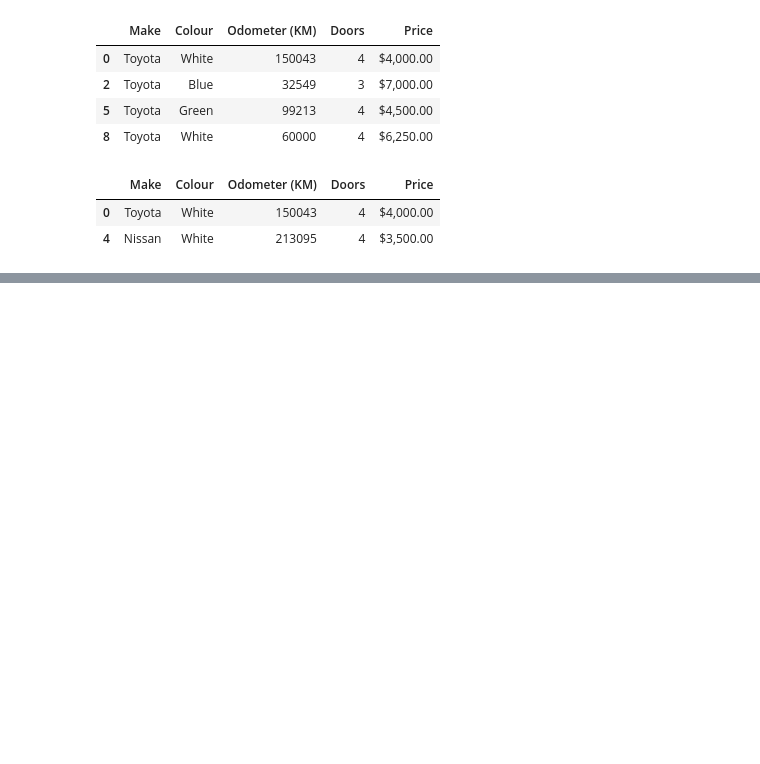
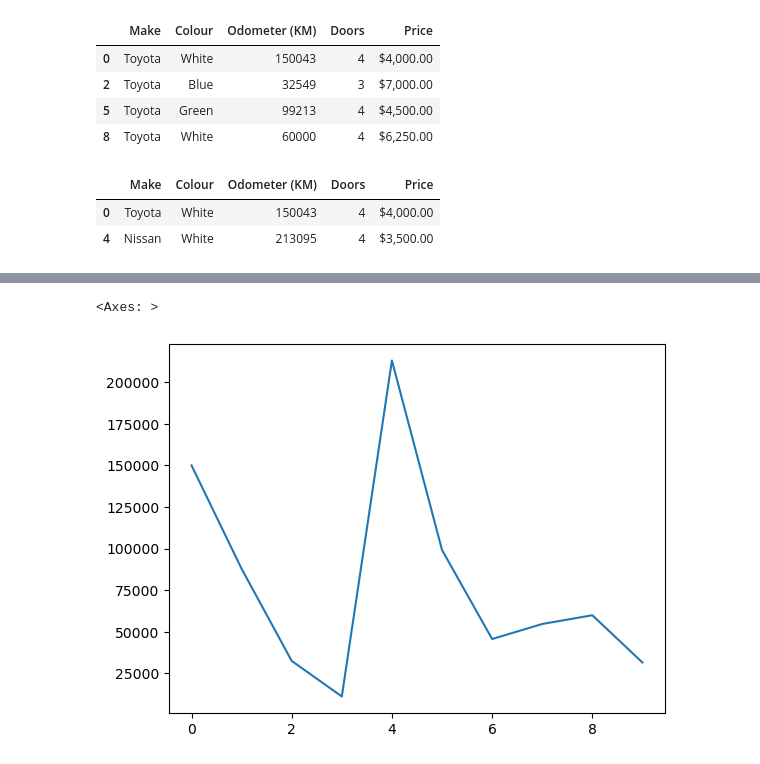
Before and after one commit to sserges/sample_project, a Jupyter notebook: introduction-to-pandas.ipynb, the cells around one changed output, grey strips where cells are left out. Cells and saved outputs as stored; diff of their text form; code cells hidden in the pictures; blank space fills up the shorter version.

```diff
--- a/introduction-to-pandas.ipynb
+++ b/introduction-to-pandas.ipynb
@@ -368,0 +413,5 @@ car_sales[car_sales["Odometer (KM)"] > 100000]
+# %%
+car_sales["Odometer (KM)"].plot()
+# %% [output]
+<Axes: >
+[figure, added]
```
Also changed, not shown: parts of 10 cells of this notebook.
